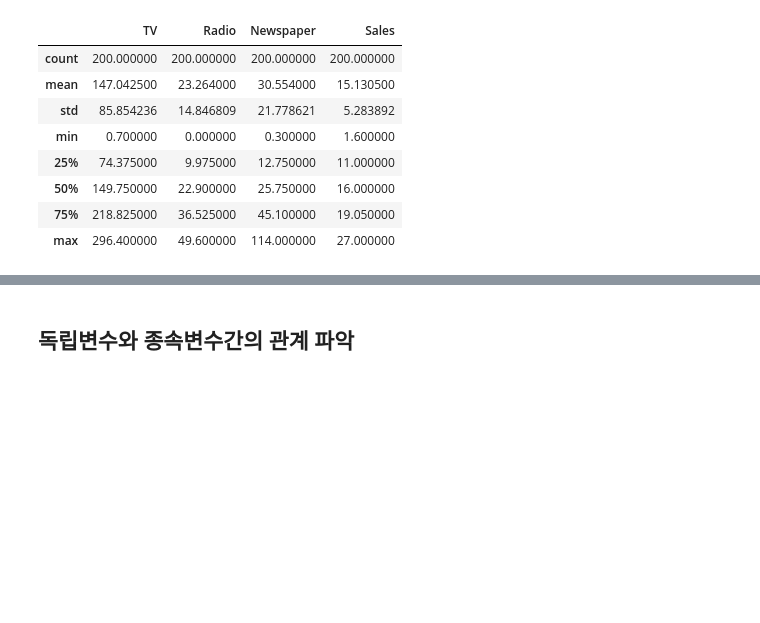
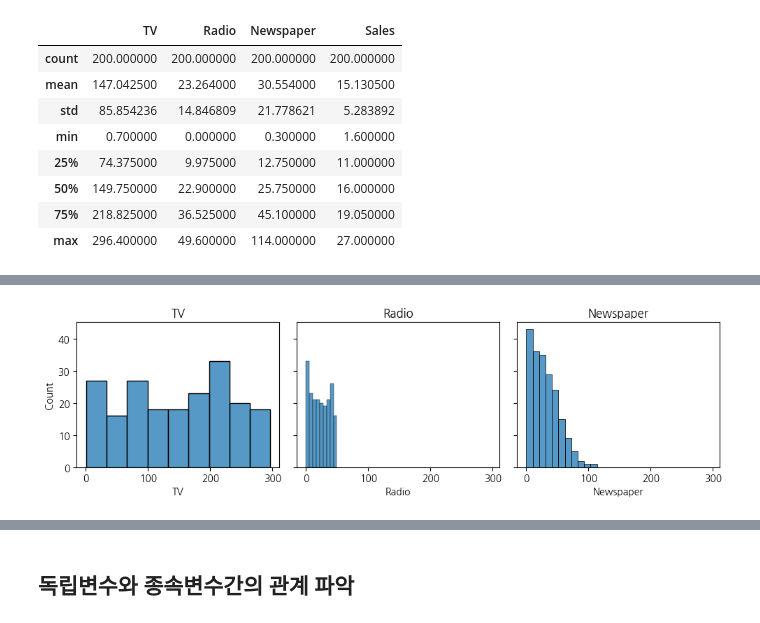
Before and after one commit to jimmynkim/MS_MachineLearning, a Jupyter notebook: 01_회귀_광고플랫폼에따른판매량예측/01_회귀_광고플랫폼에따른판매량예측1_데이터탐색_실습.ipynb, the cells around one changed output, grey strips where cells are left out. Saved outputs shown, nothing was run; the diff lists cells and outputs as text; code cells hidden in the pictures; blank space fills up the shorter version.

```diff
--- a/01_회귀_광고플랫폼에따른판매량예측/01_회귀_광고플랫폼에따른판매량예측1_데이터탐색_실습.ipynb
+++ b/01_회귀_광고플랫폼에따른판매량예측/01_회귀_광고플랫폼에따른판매량예측1_데이터탐색_실습.ipynb
@@ -92,2 +113,15 @@ memory usage: 6.4 KB
+# %%
+# ----------------------------------------
+# 수치형 독립변수의 분포 확인 => 반복문으로 코드 효율화
+# ----------------------------------------
+fis, ax = plt.subplots(1,3, figsize=(10,3), sharex=True, sharey=True)
+
+for i, feature in enumerate(['TV', 'Radio', 'Newspaper']):
+    sns.histplot(x=feature, data=df, ax=ax[i])
+    ax[i].set_title(feature)
+
+plt.tight_layout()
+# %% [output]
+[figure, added]
 # %%
 # ----------------------------------------
```
Also changed, not shown: parts of 19 cells of this notebook.
